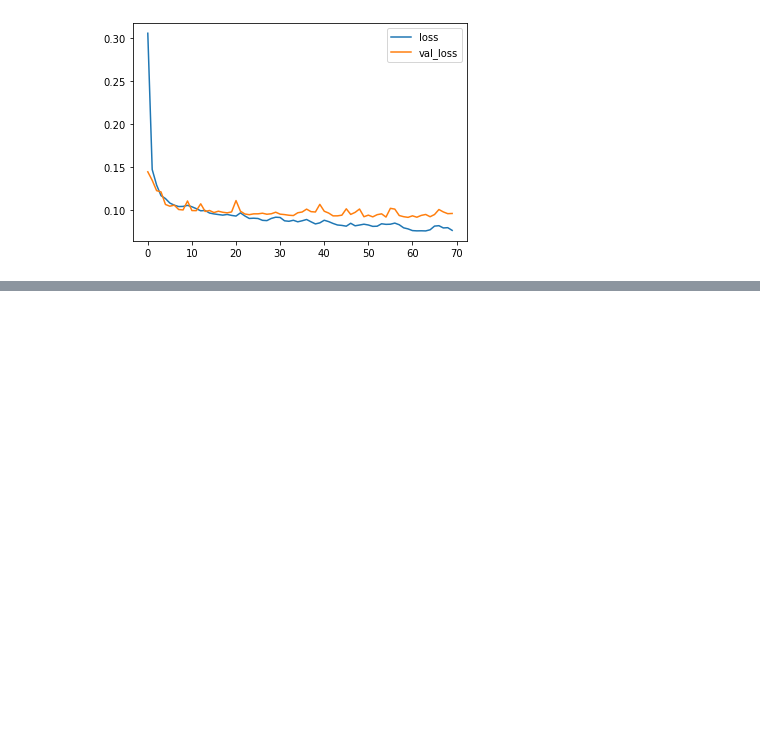
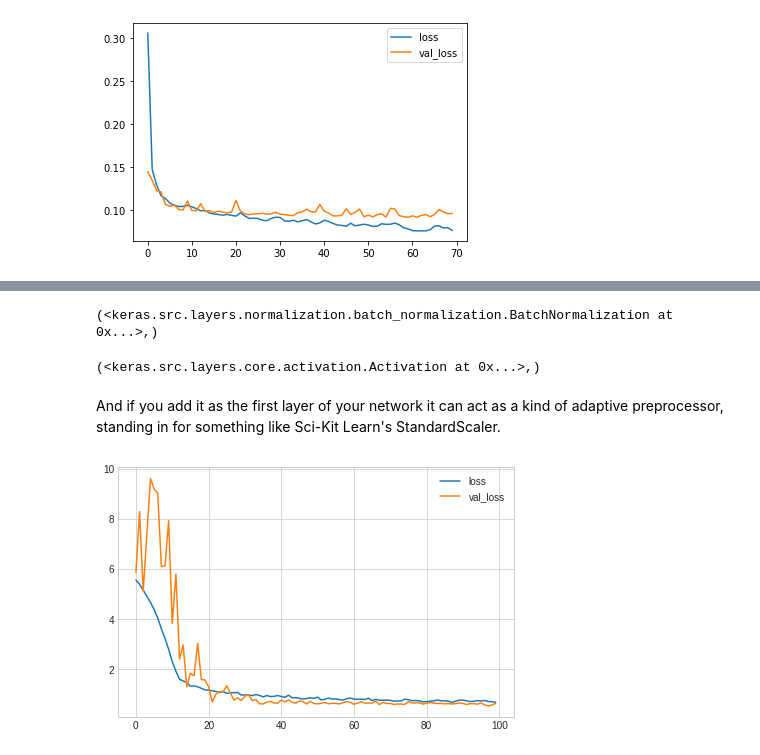
Before and after one commit to Kalderon-Sheikhman/Kaggle-All-Machine-Learning, a Jupyter notebook: 05-Intro-to-Deep-Learning/Deep-Learning.ipynb, the cells around one changed output, grey strips where cells are left out. Cells and saved outputs as stored; diff of their text form; code cells hidden in the pictures; blank space fills up the shorter version.

```diff
--- a/05-Intro-to-Deep-Learning/Deep-Learning.ipynb
+++ b/05-Intro-to-Deep-Learning/Deep-Learning.ipynb
@@ -500,0 +547,17 @@ Minimum validation loss: 0.09144680947065353
+# %%
+layers.Dense(16,activation='relu'),
+layers.BatchNormalization(),
+
+# OR
+# %% [output]
+(<keras.src.layers.normalization.batch_normalization.BatchNormalization at 0x...>,)
+# %%
+#### or between a layer and its activation function:
+
+layers.Dense(16),
+layers.BatchNormalization(),
+layers.Activation('relu'),
+# %% [output]
+(<keras.src.layers.core.activation.Activation at 0x...>,)
+# %% [markdown]
+And if you add it as the first layer of your network it can act as a kind of adaptive preprocessor, standing in for something like Sci-Kit Learn's StandardScaler.
@@ -500,0 +586,36 @@ Minimum validation loss: 0.09144680947065353
+# %%
+from tensorflow import keras
+from tensorflow.keras import layers
+
+model = keras.Sequential([
+    layers.Dense(1024, activation='relu', input_shape=[11]),
+    layers.Dropout(0.3),
+    layers.BatchNormalization(),
+    layers.Dense(1024, activation='relu'),
+    layers.Dropout(0.3),
+    layers.BatchNormalization(),
+    layers.Dense(1024, activation='relu'),
+    layers.Dropout(0.3),
+    layers.BatchNormalization(),
+    layers.Dense(1),
+])
+# %%
+model.compile(
+    optimizer='adam',
+    loss='mae',
+)
+
+history = model.fit(
+    X_train, y_train,
+    validation_data=(X_valid, y_valid),
+    batch_size=256,
+    epochs=100,
+    verbose=0,
+)
+
+
+# Show the learning curves
+history_df = pd.DataFrame(history.history)
+history_df.loc[:, ['loss', 'val_loss']].plot();
+# %% [output]
+[figure, added]
```
Also changed, not shown: parts of 19 cells of this notebook, 1 other file.
